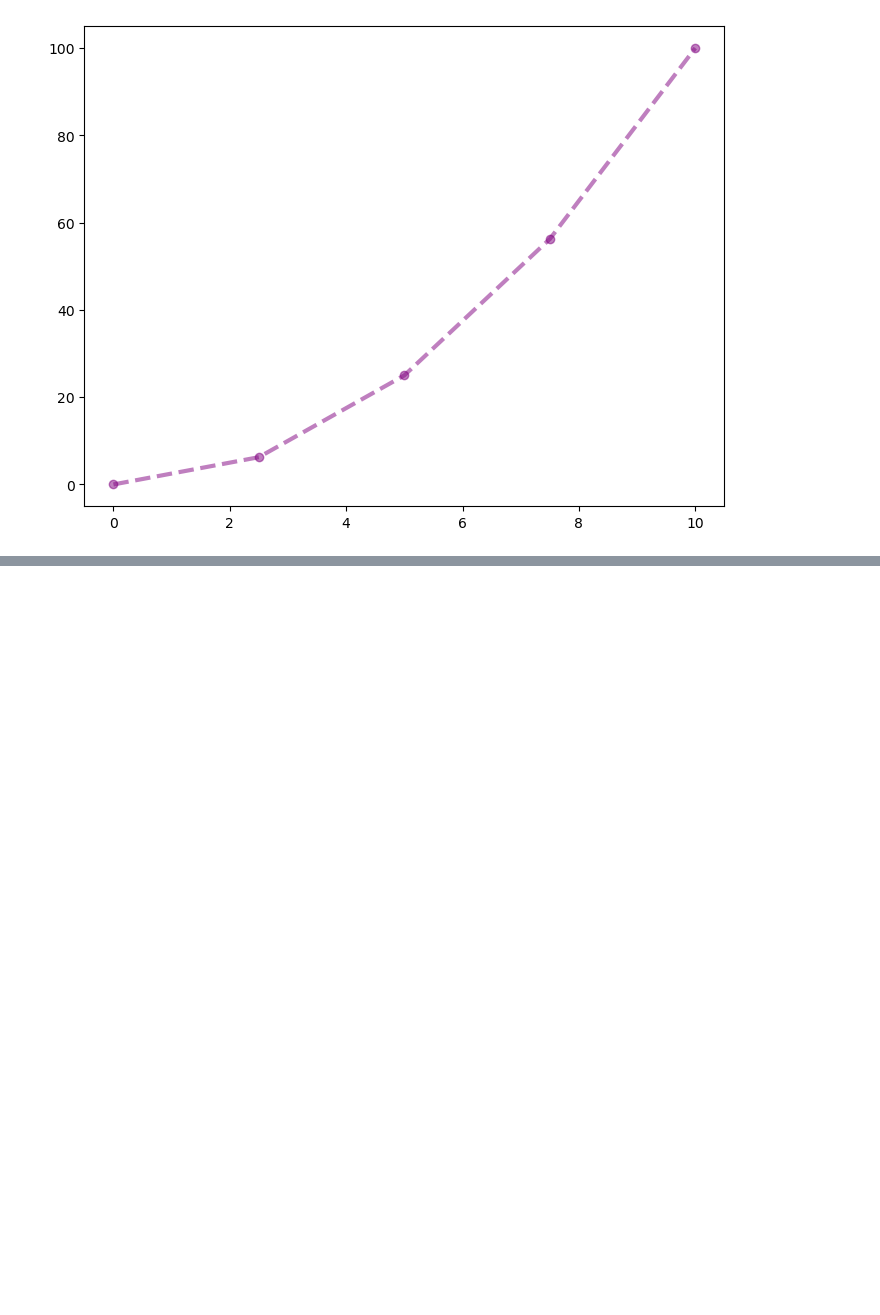
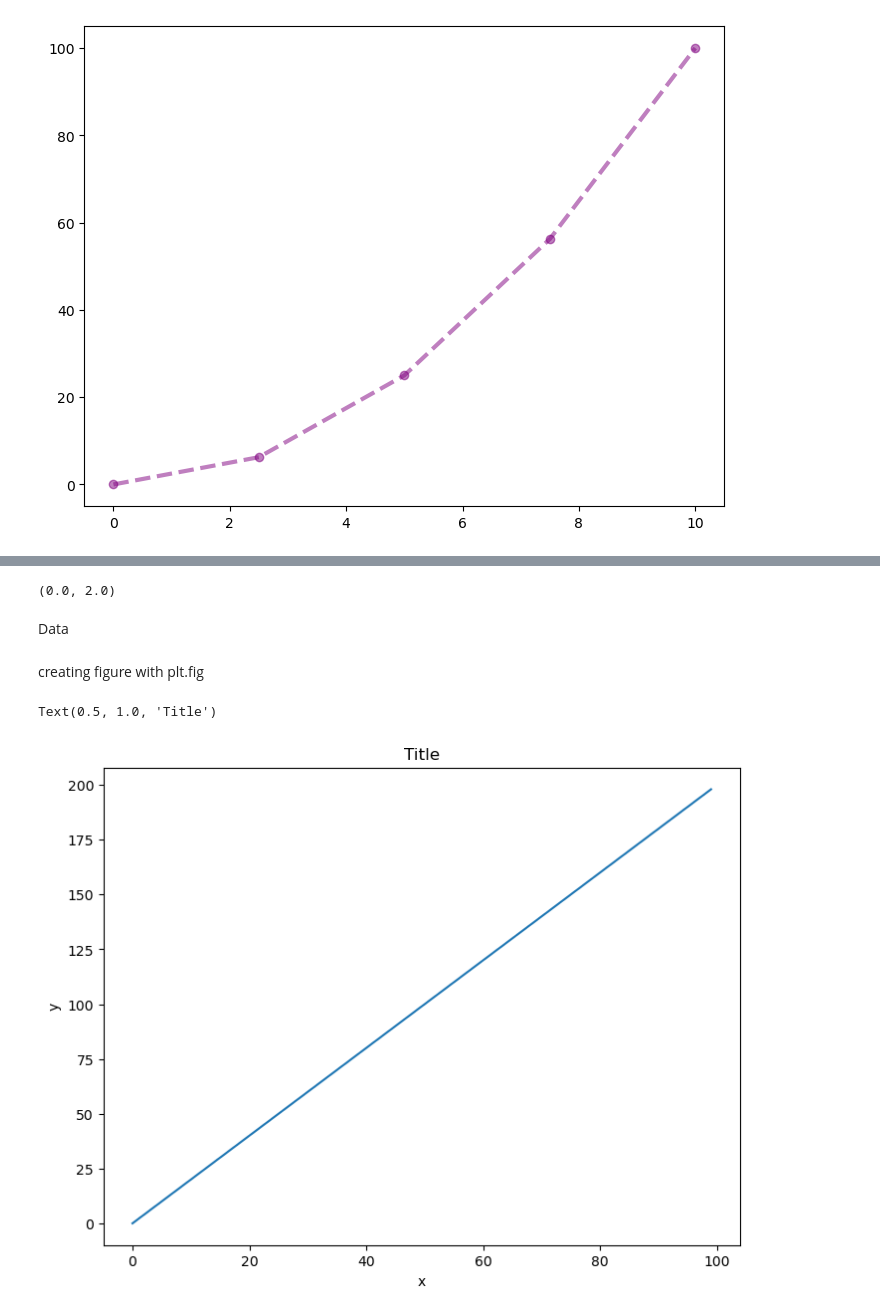
Before and after one commit to fahamin5149/Python-for-DS, a Jupyter notebook: 4-Matplotlib/matplotlib.ipynb, the cells around one changed output, grey strips where cells are left out. Cells and saved outputs as stored; diff of their text form; code cells hidden in the pictures; blank space fills up the shorter version.

Commit message:
plot appearance

```diff
--- a/4-Matplotlib/matplotlib.ipynb
+++ b/4-Matplotlib/matplotlib.ipynb
@@ -117,0 +112,12 @@ ax.set_ylim([0,2])
+# %%
+ax.plot(x,y, color= 'purple', linewidth= 3, alpha= 0.5, linestyle="--", marker='o')
+ax.set_xlim([0,1])
+ax.set_ylim([0,2])
+# %% [output]
+(0.0, 2.0)
+# %% [markdown]
+Data
+# %%
+x=np.arange(0,100)
+y=x*2
+z= x**2
@@ -117,0 +126,13 @@ ax.set_ylim([0,2])
+# %% [markdown]
+creating figure with plt.fig
+# %%
+fig= plt.figure()
+axes= fig.add_axes([0,0,1,1])
+
+axes.plot(x,y)
+plt.xlabel("x")
+plt.ylabel("y")
+plt.title("Title")
+# %% [output]
+Text(0.5, 1.0, 'Title')
+[figure, added]
```
Also changed, not shown: parts of 9 cells of this notebook.
